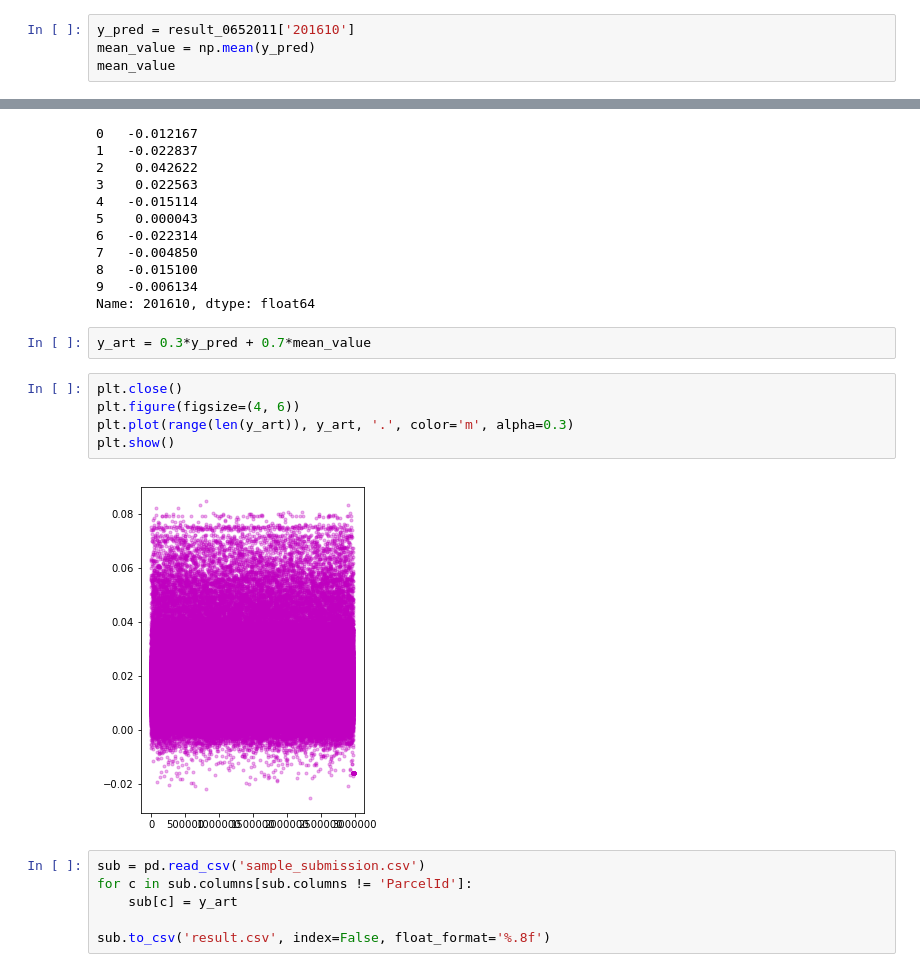
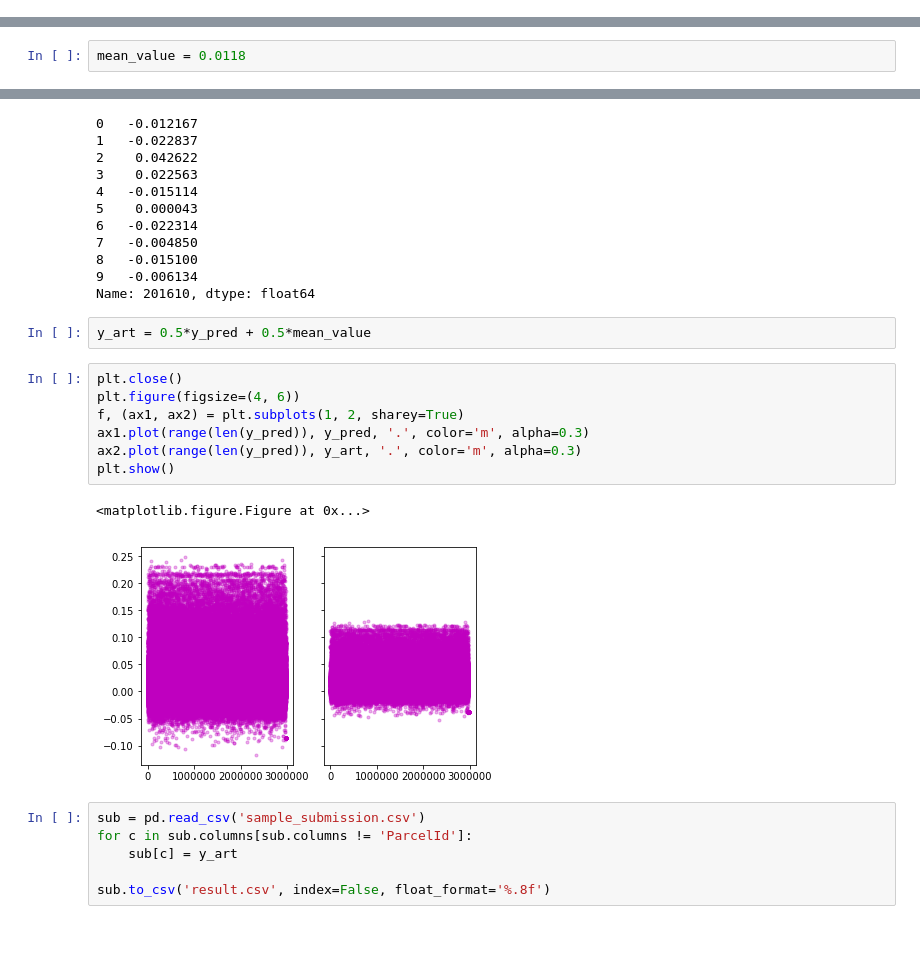
Before and after one commit to RedLiN5/ZillowPrice, a Jupyter notebook: ExploreResults.ipynb, the cells around one changed output, grey strips where cells are left out. Drawn from its saved outputs; the diff is of its cells as text; blank space fills up the shorter version.

Commit message:
Make up results

```diff
--- a/ExploreResults.ipynb
+++ b/ExploreResults.ipynb
@@ -34,4 +33,0 @@ result_0652011 = pd.read_csv('results/result_0.0650211.csv')
-# %%
-y_pred = result_0652011['201610']
-mean_value = np.mean(y_pred)
-mean_value
@@ -40,3 +34,5 @@ mean_value
+# %%
+mean_value = 0.0118
 # %%
 lower_quan = y_pred.quantile(0.00001)
 lower_quan
@@ -62,14 +58,17 @@ y_pred[:10]
 9   -0.006134
 Name: 201610, dtype: float64
 # %%
-y_art = 0.3*y_pred + 0.7*mean_value
+y_art = 0.5*y_pred + 0.5*mean_value
 # %%
 plt.close()
 plt.figure(figsize=(4, 6))
-plt.plot(range(len(y_art)), y_art, '.', color='m', alpha=0.3)
+f, (ax1, ax2) = plt.subplots(1, 2, sharey=True)
+ax1.plot(range(len(y_pred)), y_pred, '.', color='m', alpha=0.3)
+ax2.plot(range(len(y_pred)), y_art, '.', color='m', alpha=0.3)
 plt.show()
 # %% [output]
+<matplotlib.figure.Figure at 0x...>
-[figure, old version]
+[figure, new version]
 # %%
 sub = pd.read_csv('sample_submission.csv')
 for c in sub.columns[sub.columns != 'ParcelId']:
```
Also changed, not shown: parts of 2 cells of this notebook.
